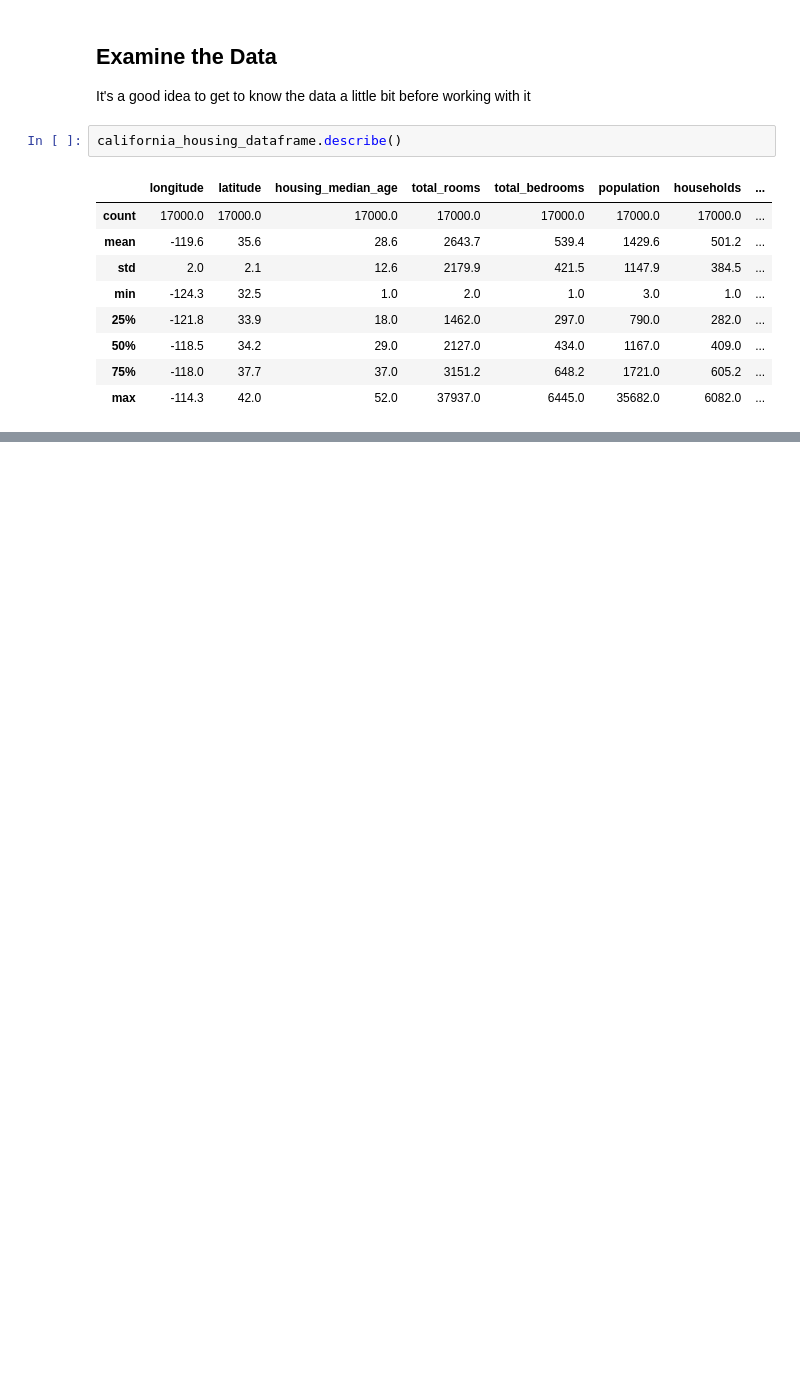
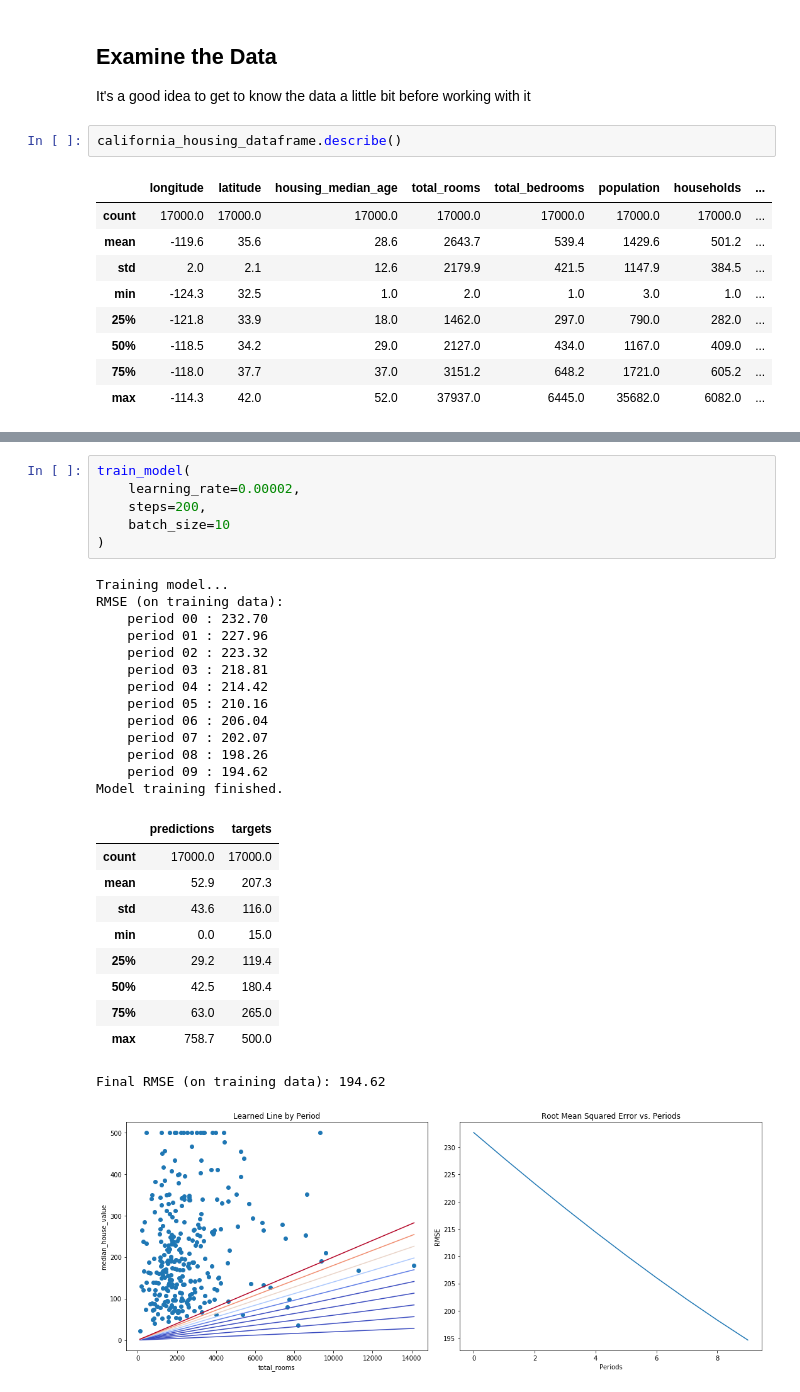
Before and after one commit to jbradbury/MLCC, a Jupyter notebook: First_Steps_with_TF.ipynb, the cells around one changed output, grey strips where cells are left out. Saved outputs shown, nothing was run; the diff lists cells and outputs as text; blank space fills up the shorter version.

```diff
--- a/First_Steps_with_TF.ipynb
+++ b/First_Steps_with_TF.ipynb
@@ -78,0 +452,31 @@ In this exercise, we'll try to predict `median_house_value`, which will be our l
+# %%
+train_model(
+    learning_rate=0.00002,
+    steps=200,
+    batch_size=10
+)
+# %% [output]
+Training model...
+RMSE (on training data):
+    period 00 : 232.70
+    period 01 : 227.96
+    period 02 : 223.32
+    period 03 : 218.81
+    period 04 : 214.42
+    period 05 : 210.16
+    period 06 : 206.04
+    period 07 : 202.07
+    period 08 : 198.26
+    period 09 : 194.62
+Model training finished.
+|  | predictions | targets |
+| count | 17000.0 | 17000.0 |
+| mean | 52.9 | 207.3 |
+| std | 43.6 | 116.0 |
+| min | 0.0 | 15.0 |
+| 25% | 29.2 | 119.4 |
+| 50% | 42.5 | 180.4 |
+| 75% | 63.0 | 265.0 |
+| max | 758.7 | 500.0 |
+Final RMSE (on training data): 194.62
+[figure, added]
```
Also changed, not shown: parts of 34 cells of this notebook, 4 other files.
